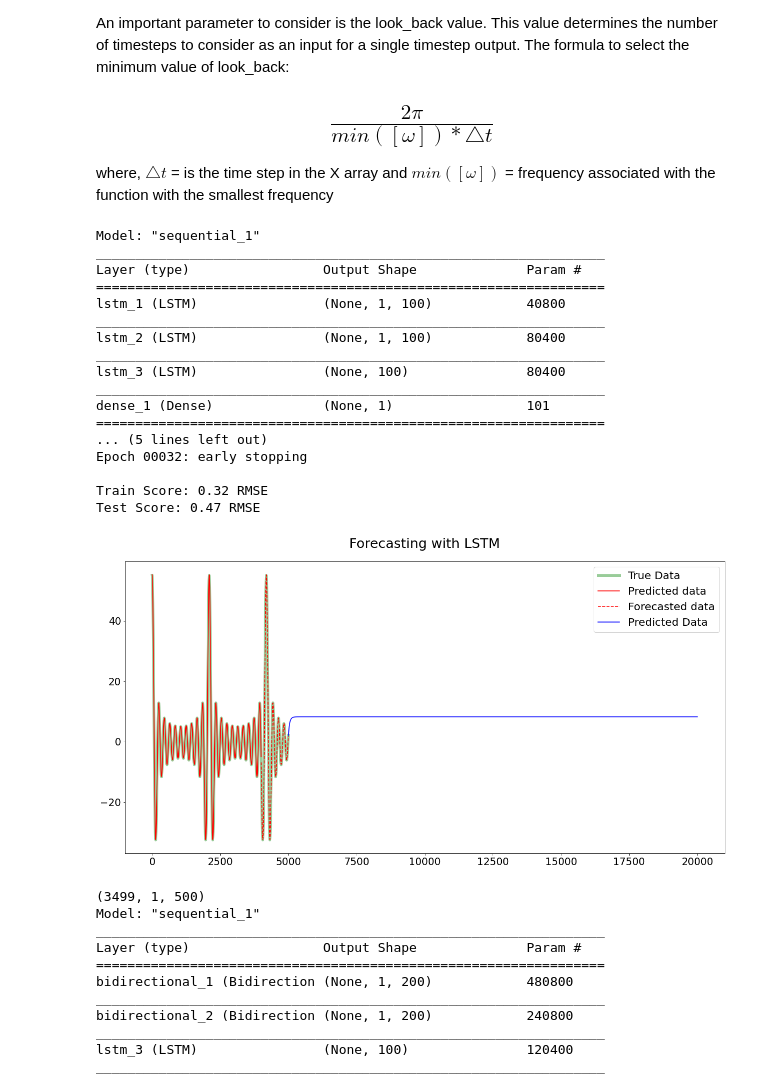
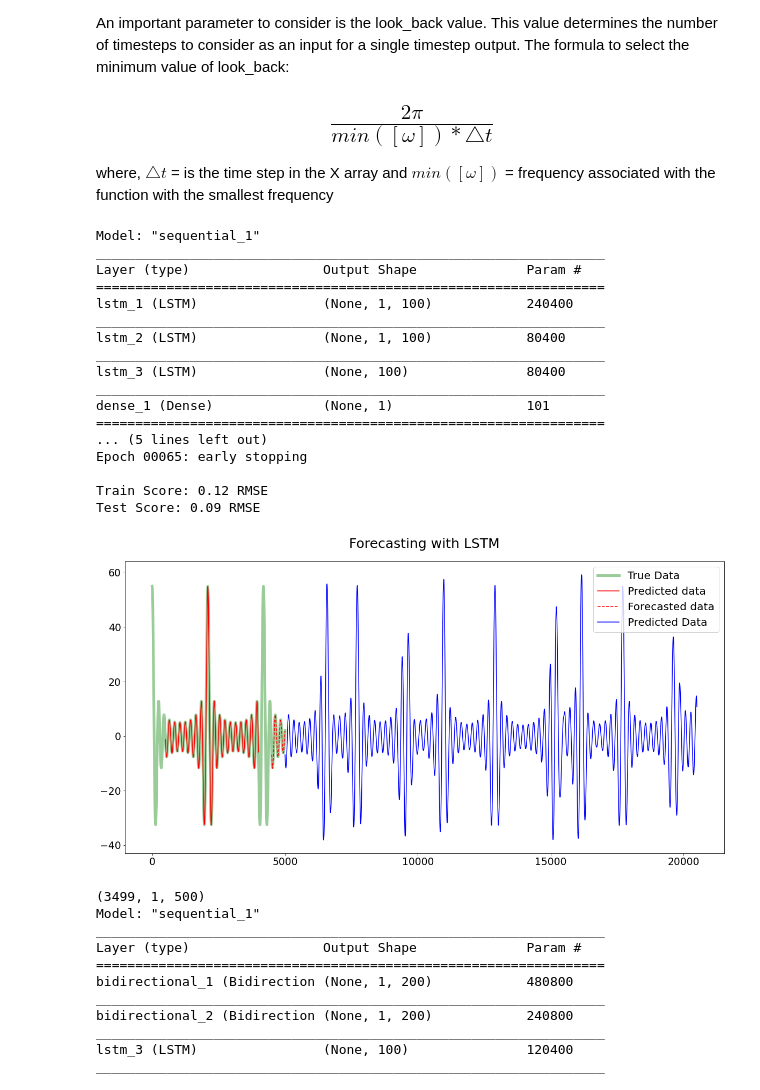
Before and after one commit to RitvikPrabhu/Machine-Learning, a Jupyter notebook: Pattern_Prediction/Neural_Networks_function_prediction_.ipynb, the cells around one changed output. Cells and saved outputs as stored; diff of their text form; code cells hidden in the pictures.

```diff
--- a/Pattern_Prediction/Neural_Networks_function_prediction_.ipynb
+++ b/Pattern_Prediction/Neural_Networks_function_prediction_.ipynb
@@ -103,14 +101,14 @@ dataset = Y.reshape(Y.size, 1)
 scaler = MinMaxScaler(feature_range=(0,1))
 dataset = scaler.fit_transform(dataset)
 
-# split into train and test sets
+# split into train and test sets with the ratio 80%:20%
 train_size = int(len(dataset) * (0.8))
 test_size = len(dataset) - train_size
 train, test = dataset[0:train_size,:], dataset[train_size:len(dataset),:]
 
 
 # reshape into X=t and Y=t+1
-look_back = 1
+look_back = 500
 trainX, trainY = create_dataset(train, look_back)
 testX, testY = create_dataset(test, look_back)
 
@@ -189,38 +187,38 @@ x = list(Input[-1])
 for i in range(int(num_pred)+1):
   data = np.array(x[i:i+look_back]).reshape(1,1,look_back)
   result = model.predict(data)
   x.append(float(result))
 
 x = np.array(x)
 x = np.reshape(x,(x.shape[0],1))
 PredictPlot = scaler.inverse_transform(x)
 res = np.arange(N,N+len(Y[-look_back:])+num_pred+1)
 
 plt.plot(res, PredictPlot, label = 'Predicted Data', c = 'b')
 
 plt.legend()
 
 
 plt.show()
 # %% [output]
 Model: "sequential_1"
 _________________________________________________________________
 Layer (type)                 Output Shape              Param #
 =================================================================
-lstm_1 (LSTM)                (None, 1, 100)            40800
+lstm_1 (LSTM)                (None, 1, 100)            240400
 _________________________________________________________________
 lstm_2 (LSTM)                (None, 1, 100)            80400
 _________________________________________________________________
 lstm_3 (LSTM)                (None, 100)               80400
 _________________________________________________________________
 dense_1 (Dense)              (None, 1)                 101
 =================================================================
 ... (5 lines left out)
-Epoch 00032: early stopping
+Epoch 00065: early stopping
 
-Train Score: 0.32 RMSE
-Test Score: 0.47 RMSE
+Train Score: 0.12 RMSE
+Test Score: 0.09 RMSE
-[figure, old version]
+[figure, new version]
 # %%
 N = 5000
 # convert an array of values into a dataset matrix
```
Also changed, not shown: parts of 1 cell of this notebook.
